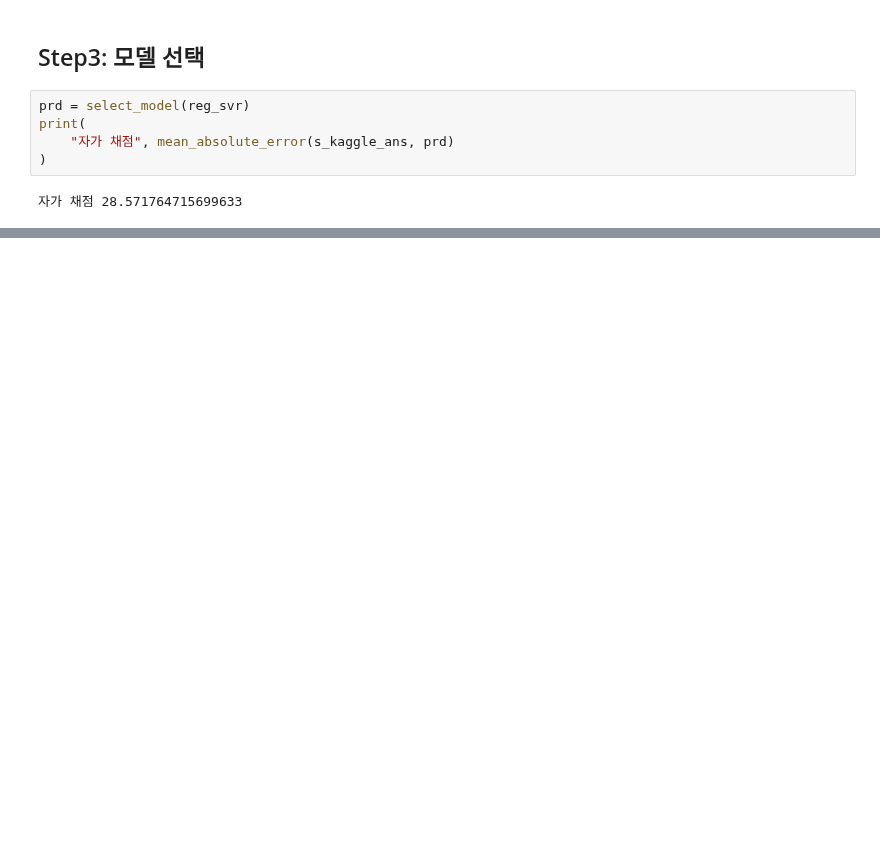
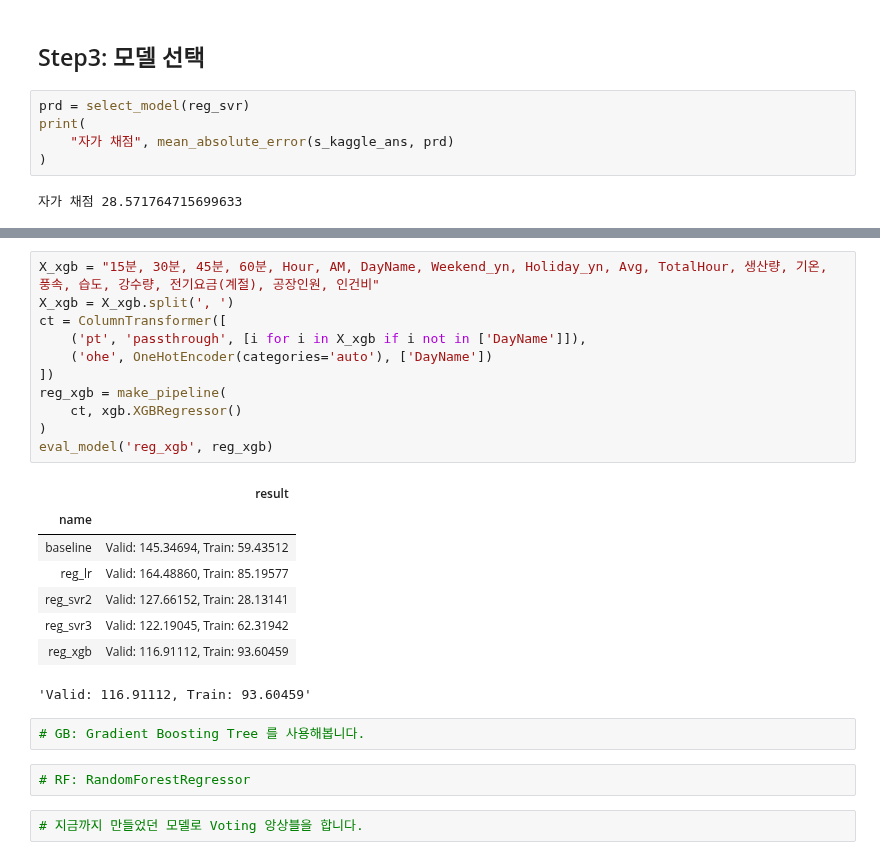
Before and after one commit to sunkusun9/DS_lv3_2511_1, a Jupyter notebook: sec_ds_lv3_prob3_kaggle.ipynb, the cells around one changed output, grey strips where cells are left out. Cells and saved outputs as stored; diff of their text form; blank space fills up the shorter version.

```diff
--- a/sec_ds_lv3_prob3_kaggle.ipynb
+++ b/sec_ds_lv3_prob3_kaggle.ipynb
@@ -341,0 +429,26 @@ print(
+# %%
+X_xgb = "15분, 30분, 45분, 60분, Hour, AM, DayName, Weekend_yn, Holiday_yn, Avg, TotalHour, 생산량, 기온, 풍속, 습도, 강수량, 전기요금(계절), 공장인원, 인건비"
+X_xgb = X_xgb.split(', ')
+ct = ColumnTransformer([
+    ('pt', 'passthrough', [i for i in X_xgb if i not in ['DayName']]),
+    ('ohe', OneHotEncoder(categories='auto'), ['DayName'])
+])
+reg_xgb = make_pipeline(
+    ct, xgb.XGBRegressor()
+)
+eval_model('reg_xgb', reg_xgb)
+# %% [output]
+|  | result |
+| name |  |
+| baseline | Valid: 145.34694, Train: 59.43512 |
+| reg_lr | Valid: 164.48860, Train: 85.19577 |
+| reg_svr2 | Valid: 127.66152, Train: 28.13141 |
+| reg_svr3 | Valid: 122.19045, Train: 62.31942 |
+| reg_xgb | Valid: 116.91112, Train: 93.60459 |
+'Valid: 116.91112, Train: 93.60459'
+# %%
+# GB: Gradient Boosting Tree 를 사용해봅니다.
+# %%
+# RF: RandomForestRegressor
+# %%
+# 지금까지 만들었던 모델로 Voting 앙상블을 합니다.
```
Also changed, not shown: parts of 20 cells of this notebook.
